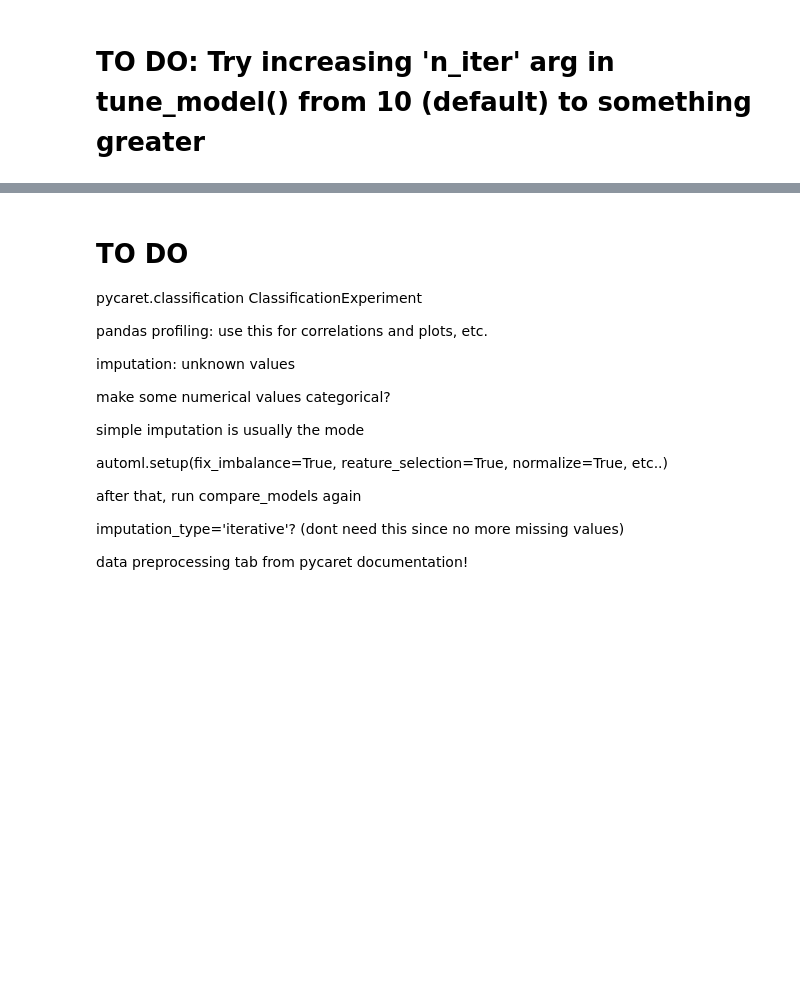
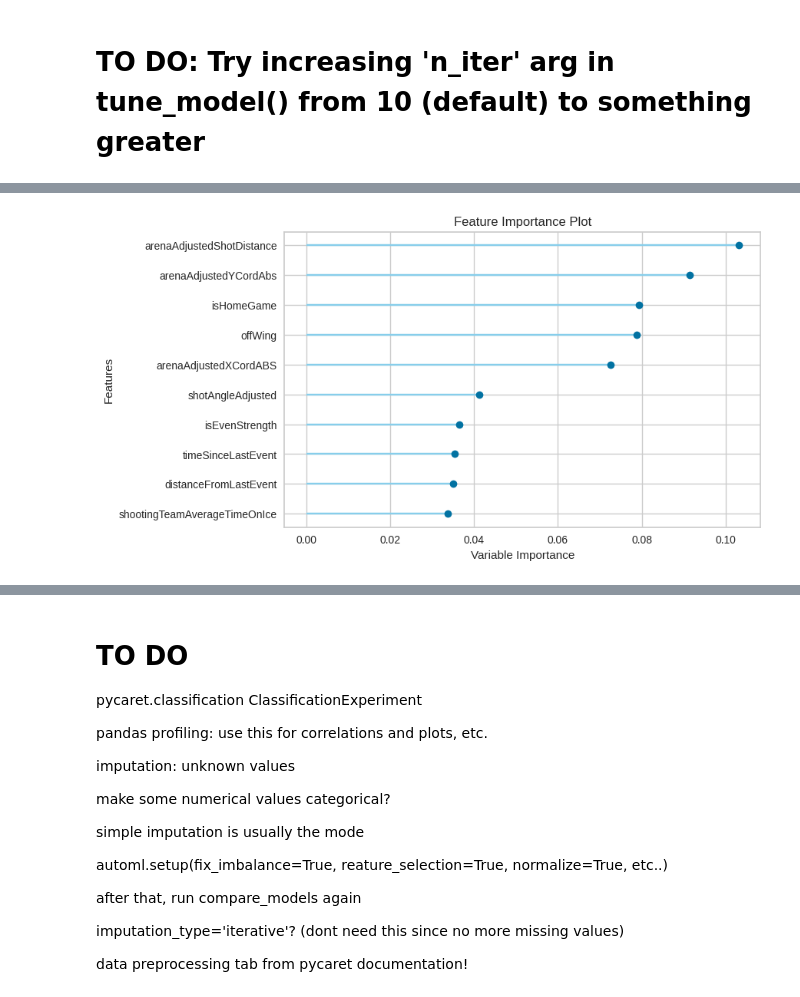
Before and after one commit to LonnyCox55/MSDS696_NHLExpectedGoalPrediction, a Jupyter notebook: main.ipynb, the cells around one changed output, grey strips where cells are left out. Saved outputs shown, nothing was run; the diff lists cells and outputs as text; code cells hidden in the pictures; blank space fills up the shorter version.

```diff
--- a/main.ipynb
+++ b/main.ipynb
@@ -598,2 +599,4 @@ pycc.plot_model(pycc_rf_tuned, plot = 'pipeline')
 # %%
-pycc.plot_model(pycc_rf_tuned, plot = 'feature')
+#pycc.plot_model(pycc_rf_tuned, plot = 'feature')
+pycc.plot_model(pycc_rf, plot = 'feature')
+# %% [output]
@@ -600 +604,2 @@ pycc.plot_model(pycc_rf_tuned, plot = 'feature')
+[figure, added]
 # %%
```
Also changed, not shown: parts of 15 cells of this notebook.
